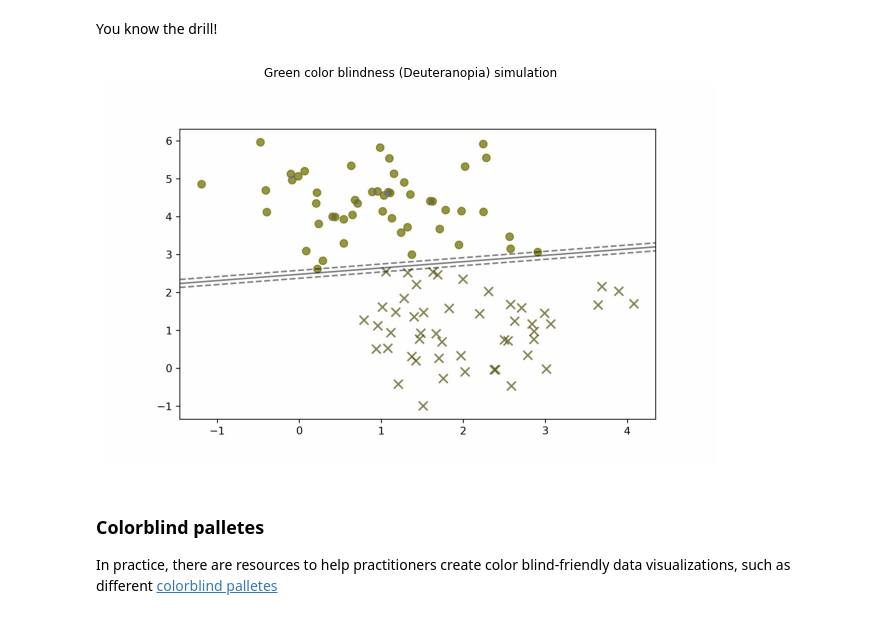
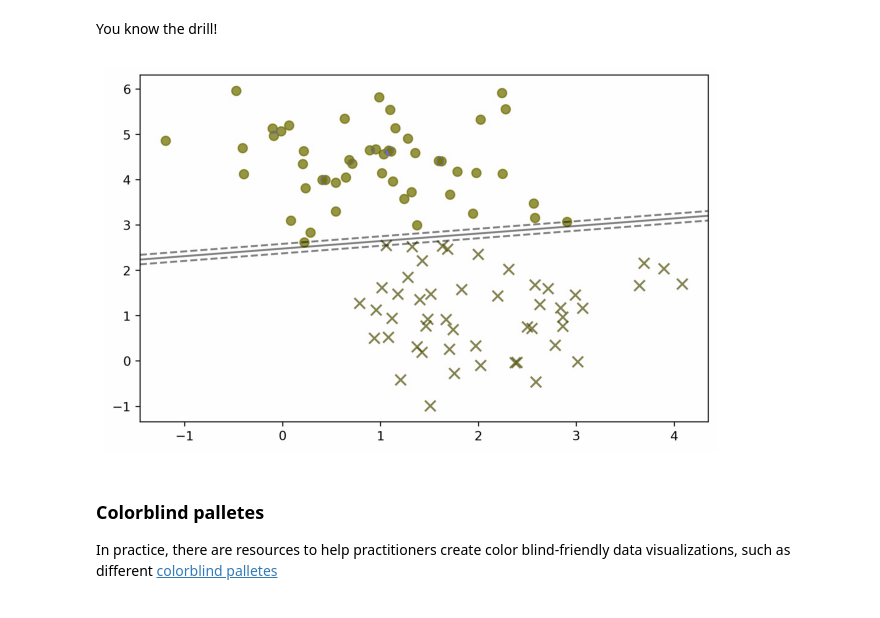
Before and after one commit to chav-ngvyen/colorblind, a Jupyter notebook: Colorblind_tutorial.ipynb, the cells around one changed output. Drawn from its saved outputs; the diff is of its cells as text; code cells hidden in the pictures.

```diff
--- a/Colorblind_tutorial.ipynb
+++ b/Colorblind_tutorial.ipynb
@@ -335,22 +368,18 @@ You know the drill!
 # %%
 img = cv2.imread('./SVM_redundant.jpg')
 img = img[...,::-1]
 
 # Simulate pro
 sim = colorblind.simulate_colorblindness(img, colorblind_type='deut')
 
-
 fig, ax = plt.subplots(1, 1, figsize=(11,8))
-plt.title("Green color blindness (Deuteranopia) simulation")
 
 plt.imshow(sim)
 plt.axis("off")
-
-plt.savefig('./sim_SVM_redundant.jpg', dpi=300)
-
+plt.savefig('./sim_SVM_redundant.jpg', dpi=300,bbox_inches='tight')
 plt.show()
 # %% [output]
-[figure, old version]
+[figure, new version]
 # %% [markdown]
 ### Colorblind palletes <a type='anchor' name='palletes'>
 In practice, there are resources to help practitioners create color blind-friendly data visualizations, such as different [colorblind palletes](https://davidmathlogic.com/colorblind/#%23D81B60-%231E88E5-%23FFC107-%23004D40)
```
Also changed, not shown: parts of 7 cells of this notebook, 2 other files.
